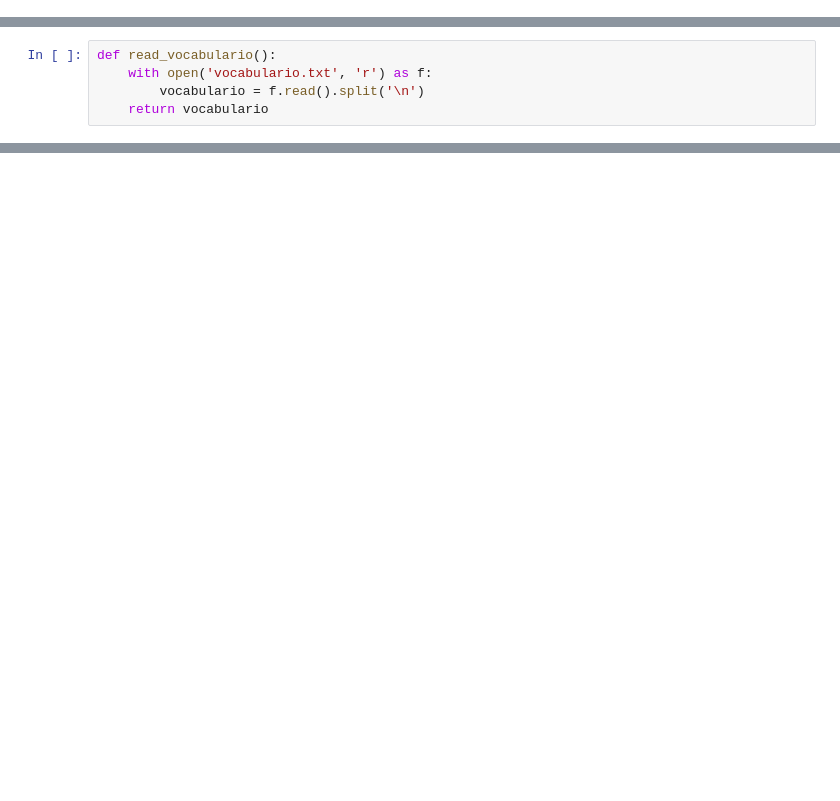
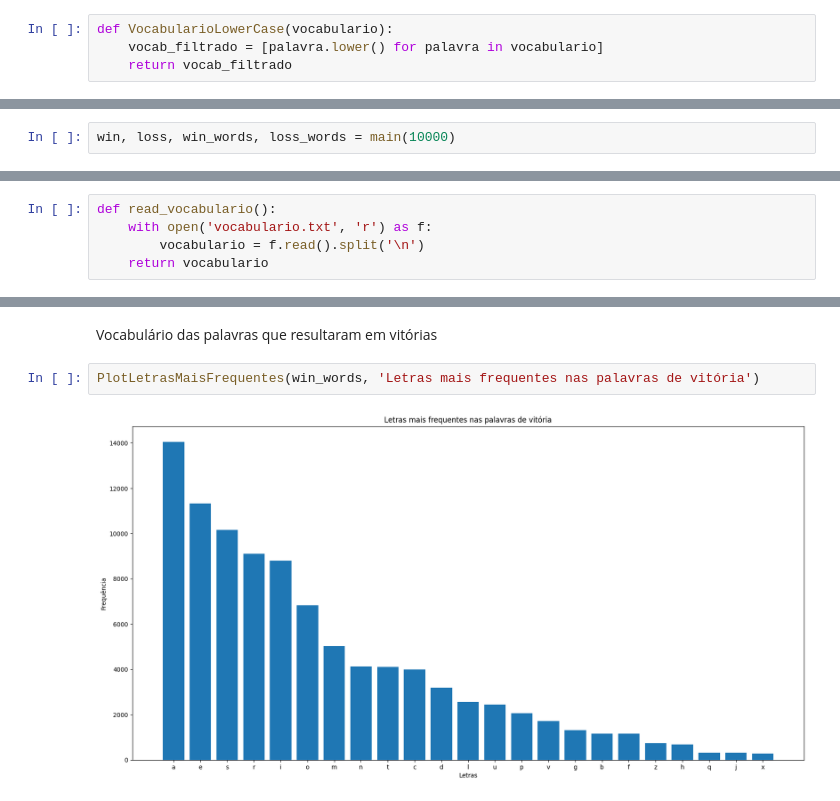
Before and after one commit to leoscarlato/APS-Forca, a Jupyter notebook: main.ipynb, the cells around one changed output, grey strips where cells are left out. Cells and saved outputs as stored; diff of their text form; blank space fills up the shorter version.

```diff
--- a/main.ipynb
+++ b/main.ipynb
@@ -44,0 +150,4 @@ O projeto será avaliado usando três rubricas. [Duas delas dizem respeito à re
+# %%
+def VocabularioLowerCase(vocabulario):
+    vocab_filtrado = [palavra.lower() for palavra in vocabulario]
+    return vocab_filtrado
@@ -44,0 +256,2 @@ O projeto será avaliado usando três rubricas. [Duas delas dizem respeito à re
+# %%
+win, loss, win_words, loss_words = main(10000)
@@ -175,0 +332,6 @@ def jogar():
+# %% [markdown]
+Vocabulário das palavras que resultaram em vitórias
+# %%
+PlotLetrasMaisFrequentes(win_words, 'Letras mais frequentes nas palavras de vitória')
+# %% [output]
+[figure, added]
```
Also changed, not shown: parts of 32 cells of this notebook, 4 other files.
